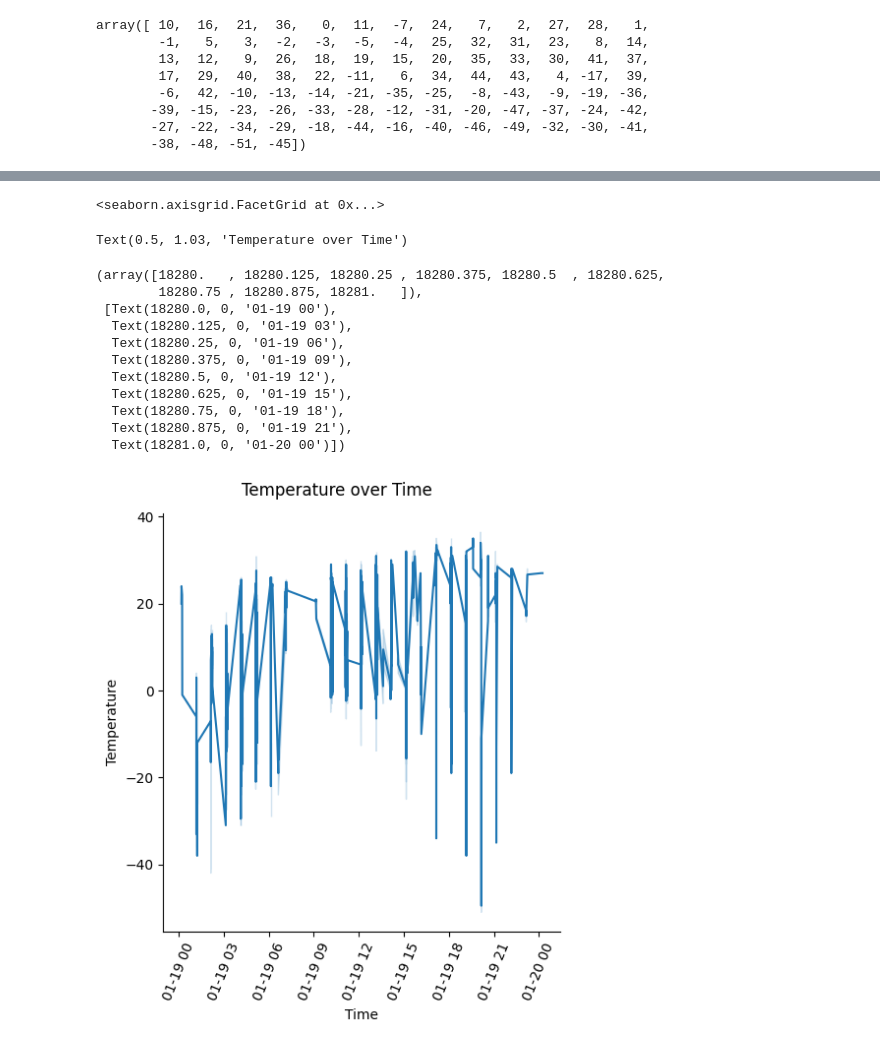
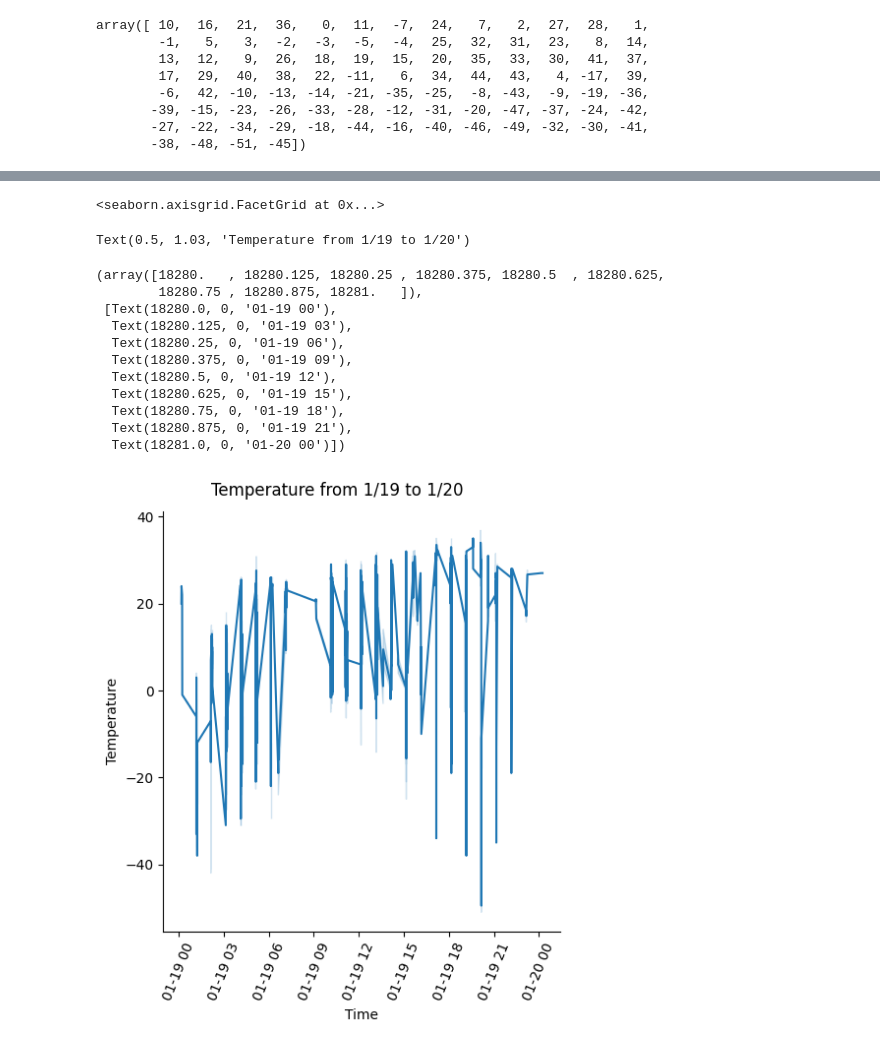
Before and after one commit to anawinp1234/weather_trends, a Jupyter notebook: notebooks/01_weather_trends.ipynb, the cells around one changed output, grey strips where cells are left out. Saved outputs shown, nothing was run; the diff lists cells and outputs as text; code cells hidden in the pictures.

```diff
--- a/notebooks/01_weather_trends.ipynb
+++ b/notebooks/01_weather_trends.ipynb
@@ -147,24 +147,23 @@ df.head(10)
 | 10 | 19 Jan 2020, 11:06:35 | Sun Jan 19 15:36:35 2020 | 1014 | Benin | from Northeast | Partly sunny. | 45edb7bb-0959-5acb-93e0-539d1d4c69f8 | 1 | ... |
 | 11 | 19 Jan 2020, 11:06:35 | Sun Jan 19 15:36:35 2020 | 1018 | Benin | from East | Haze. | 465c11d0-659b-58a9-8df6-46aa72e23112 | 2 | ... |
 # %%
-
 g = sns.relplot(x='current_time', y='temperature', data=df, kind='line')
 g.set(xlabel='Time', ylabel='Temperature')
-g.fig.suptitle('Temperature over Time', y=                   1.03 )
+g.fig.suptitle('Temperature from 1/19 to 1/20', y=1.03 )
 plt.xticks(rotation=68)
 plt.show()
 # %% [output]
 <seaborn.axisgrid.FacetGrid at 0x...>
-Text(0.5, 1.03, 'Temperature over Time')
+Text(0.5, 1.03, 'Temperature from 1/19 to 1/20')
 (array([18280.   , 18280.125, 18280.25 , 18280.375, 18280.5  , 18280.625,
         18280.75 , 18280.875, 18281.   ]),
  [Text(18280.0, 0, '01-19 00'),
   Text(18280.125, 0, '01-19 03'),
   Text(18280.25, 0, '01-19 06'),
   Text(18280.375, 0, '01-19 09'),
   Text(18280.5, 0, '01-19 12'),
   Text(18280.625, 0, '01-19 15'),
   Text(18280.75, 0, '01-19 18'),
   Text(18280.875, 0, '01-19 21'),
   Text(18281.0, 0, '01-20 00')])
-[figure, old version]
+[figure, new version]
```
